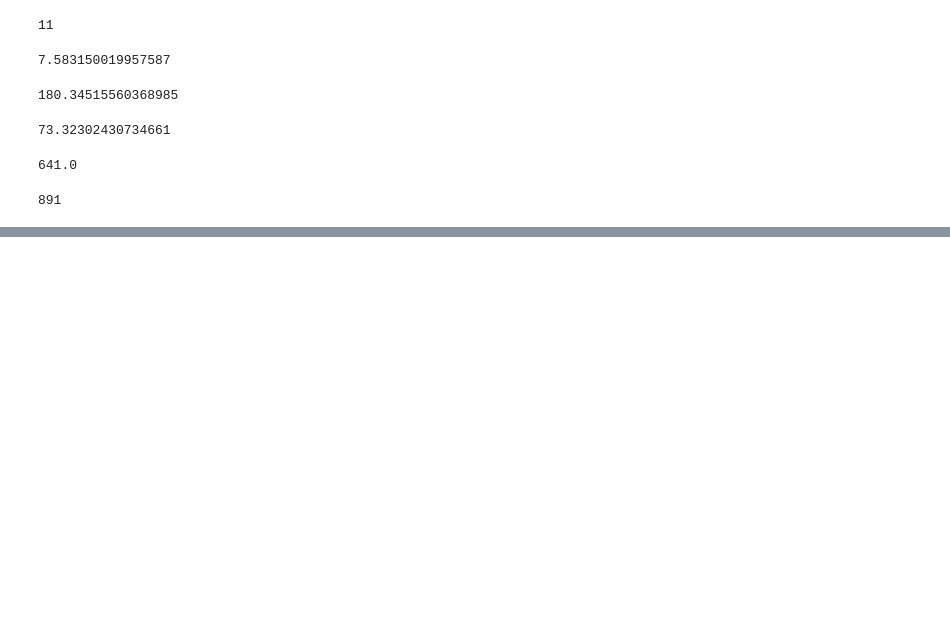
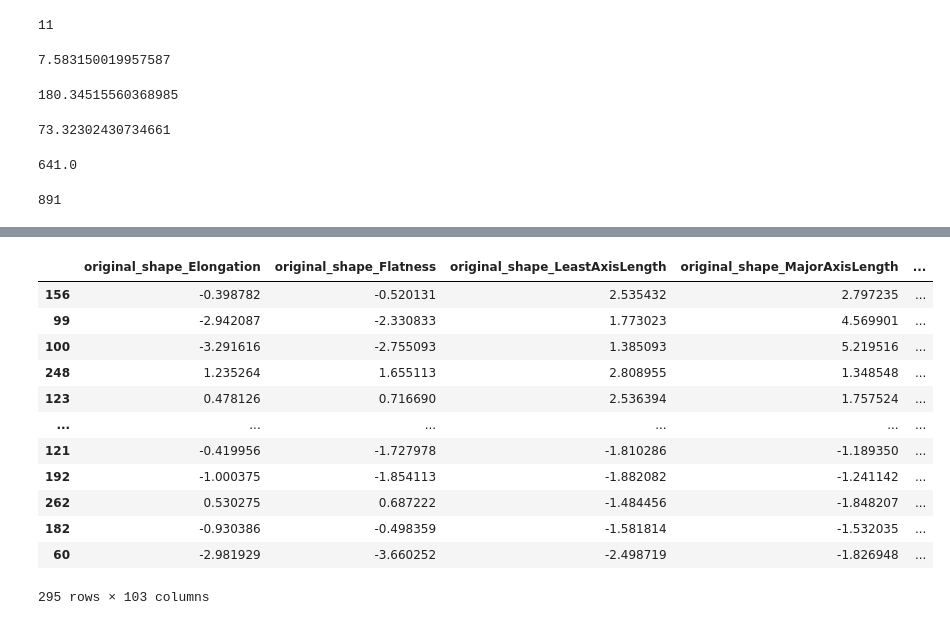
Before and after one commit to GJiananChen/ReCoV, a Jupyter notebook: stats.ipynb, the cells around one changed output, grey strips where cells are left out. Saved outputs shown, nothing was run; the diff lists cells and outputs as text; code cells hidden in the pictures; blank space fills up the shorter version.

```diff
--- a/stats.ipynb
+++ b/stats.ipynb
@@ -227,0 +292,16 @@ calc_possibilities(20,4,0,10)
+# %%
+features
+# %% [output]
+|  | original_shape_Elongation | original_shape_Flatness | original_shape_LeastAxisLength | original_shape_MajorAxisLength | ... |
+| 156 | -0.398782 | -0.520131 | 2.535432 | 2.797235 | ... |
+| 99 | -2.942087 | -2.330833 | 1.773023 | 4.569901 | ... |
+| 100 | -3.291616 | -2.755093 | 1.385093 | 5.219516 | ... |
+| 248 | 1.235264 | 1.655113 | 2.808955 | 1.348548 | ... |
+| 123 | 0.478126 | 0.716690 | 2.536394 | 1.757524 | ... |
+| ... | ... | ... | ... | ... | ... |
+| 121 | -0.419956 | -1.727978 | -1.810286 | -1.189350 | ... |
+| 192 | -1.000375 | -1.854113 | -1.882082 | -1.241142 | ... |
+| 262 | 0.530275 | 0.687222 | -1.484456 | -1.848207 | ... |
+| 182 | -0.930386 | -0.498359 | -1.581814 | -1.532035 | ... |
+| 60 | -2.981929 | -3.660252 | -2.498719 | -1.826948 | ... |
+295 rows × 103 columns
```
Also changed, not shown: parts of 4 cells of this notebook, 11 other files.
